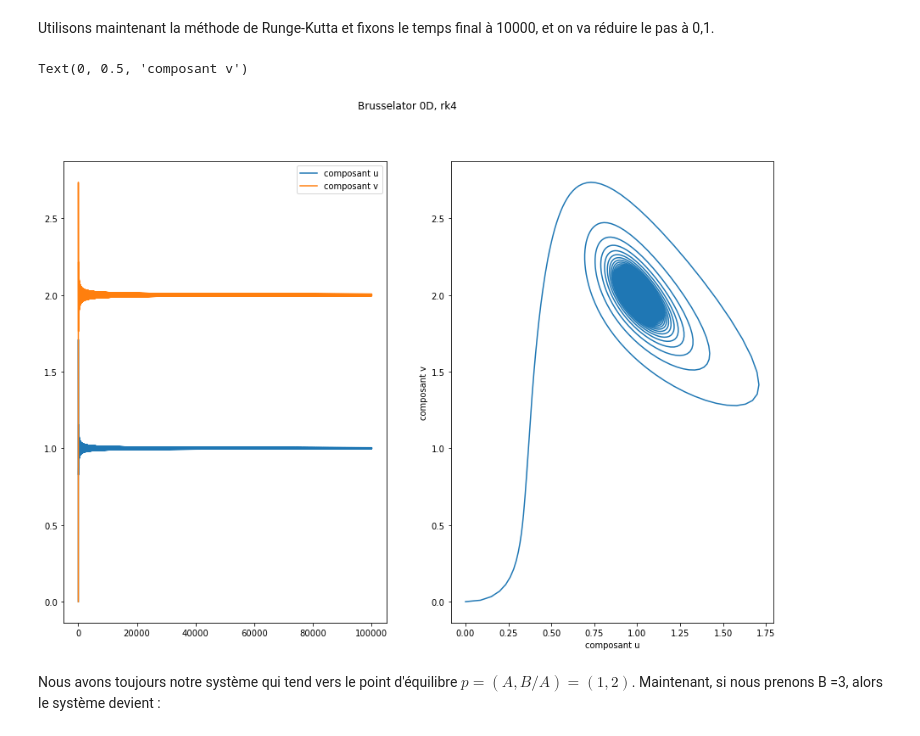
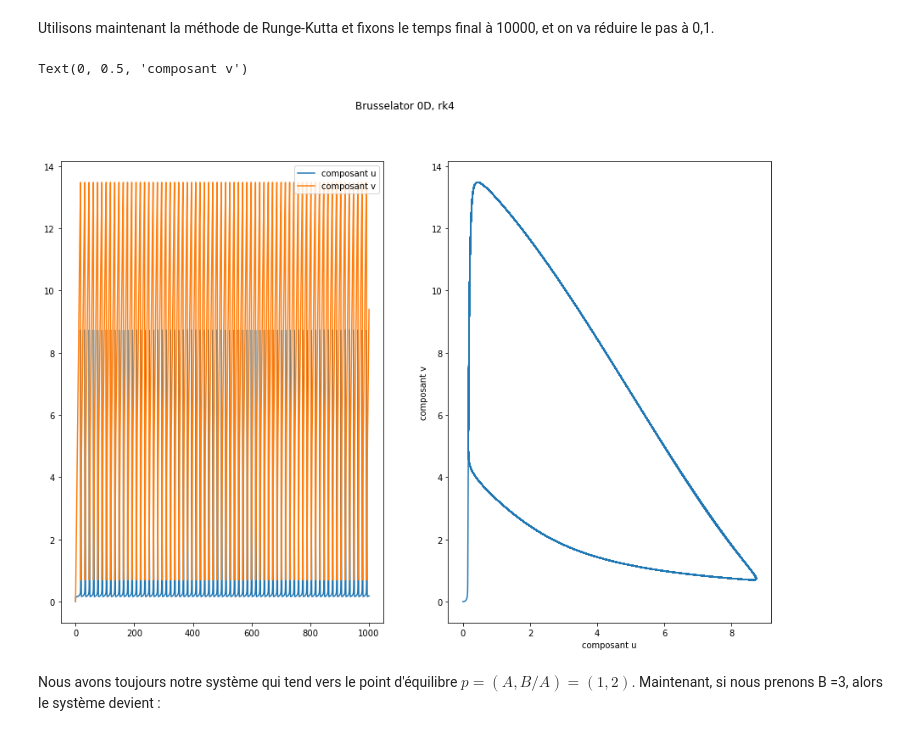
Before and after one commit to quent142/Projet-sim-num-Quentin-Jonathan, a Jupyter notebook: Notebook - Brusselator.ipynb, the cells around one changed output. Drawn from its saved outputs; the diff is of its cells as text; code cells hidden in the pictures.

```diff
--- a/Notebook - Brusselator.ipynb
+++ b/Notebook - Brusselator.ipynb
@@ -125,22 +126,22 @@ def rk4(A,B,u_0,v_0, t_f, h) :
         t.append(t[-1] + h)
     return u,v,t
 # %%
-a,b,t = rk4(1,2,0,0,100000,0.1)
+a,b,t = eul_av(1,6,0,0,1000,0.01)
 
 fig1 = plt.figure(figsize = (15,10))
 fig1.suptitle('Brusselator 0D, rk4')
 ax1 = fig1.add_subplot(121)
 ax1.plot(t,a,label = 'composant u')
 ax1.plot(t,b,label = 'composant v')
 plt.legend()
 
 ax2 = fig1.add_subplot(122)
 ax2.plot(a,b)
 plt.xlabel('composant u')
 plt.ylabel('composant v')
 # %% [output]
 Text(0, 0.5, 'composant v')
-[figure, old version]
+[figure, new version]
 # %% [markdown]
 Nous avons toujours notre système qui tend vers le point d'équilibre $p = (A,B/A) = (1,2)$. Maintenant, si nous prenons B =3, alors le système devient :
 # %%
```
Also changed, not shown: parts of 2 cells of this notebook.
